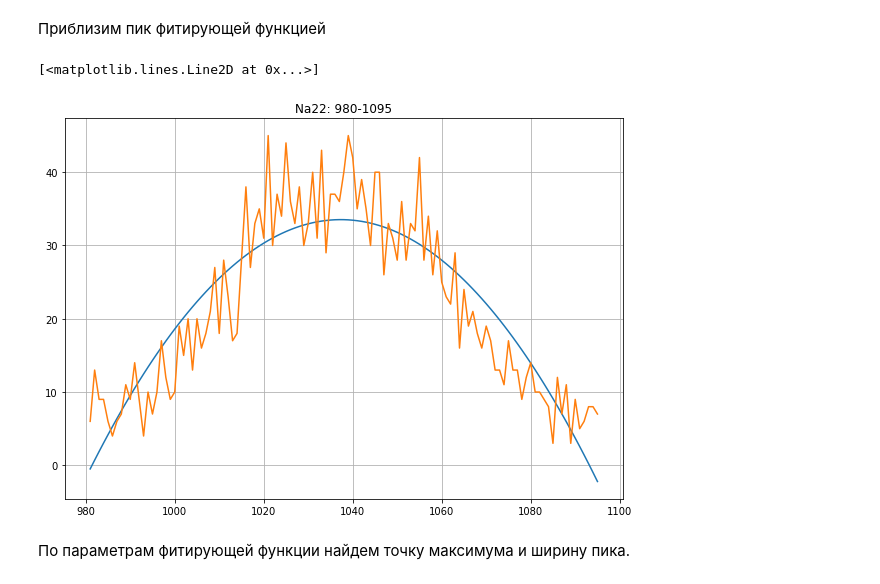
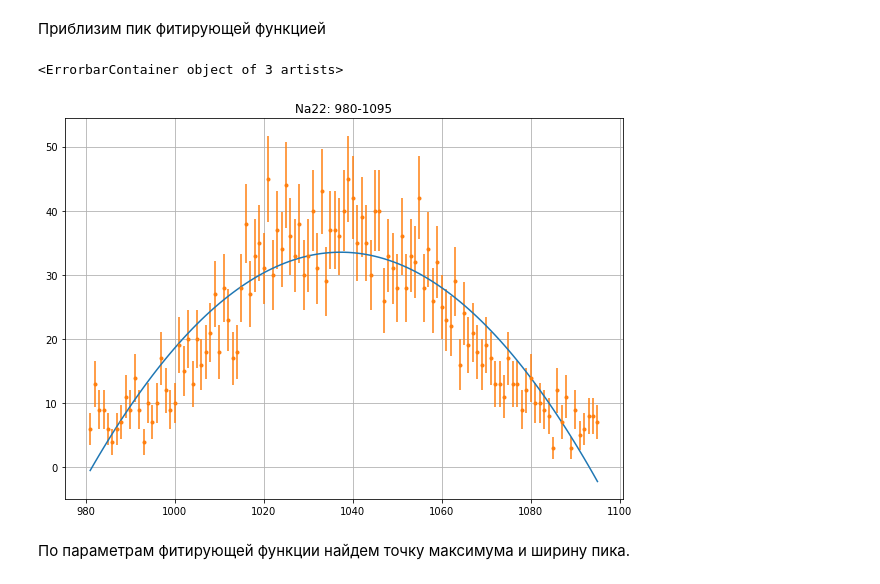
Before and after one commit to RobertVoropaev/QuantumPhysics, a Jupyter notebook: 5.5/Solution.ipynb, the cells around one changed output. Drawn from its saved outputs; the diff is of its cells as text; code cells hidden in the pictures.

```diff
--- a/5.5/Solution.ipynb
+++ b/5.5/Solution.ipynb
@@ -90,18 +90,18 @@ plt.plot(x[start:stop], y[start:stop])
 # %%
 #Фитируем данные
 start, stop = 980, 1095
 result = curve_fit(f = fiter, xdata=x[start:stop], ydata=y[start:stop])
 popt, pcov = result
 par_a, par_b, par_c, line_a, line_b = popt
 #Строим график
 plt.figure(figsize=(10,7))
 plt.title("Na22: " + str(start) + "-" + str(stop))
 plt.grid()
 plt.plot(x[start:stop], fiter(x[start:stop], *popt))
-plt.plot(x[start:stop], y[start:stop])
+plt.errorbar(x[start:stop], y[start:stop], yerr=y[start:stop]**0.5, fmt='.')
 # %% [output]
-[<matplotlib.lines.Line2D at 0x...>]
+<ErrorbarContainer object of 3 artists>
-[figure, old version]
+[figure, new version]
 # %% [markdown]
 По параметрам фитирующей функции найдем точку максимума и ширину пика.
 # %%
```
Also changed, not shown: parts of 4 cells of this notebook, 6 other files.
